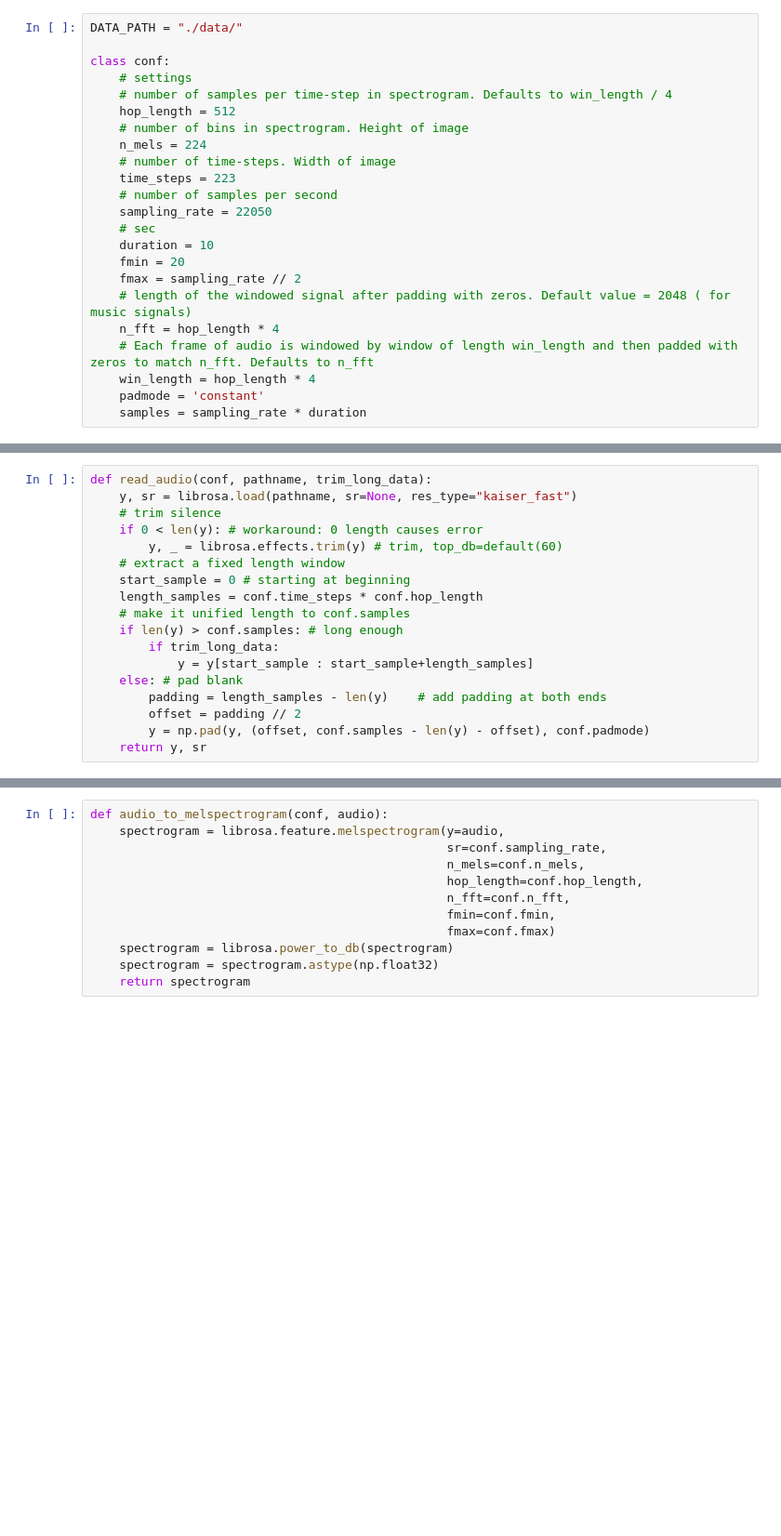
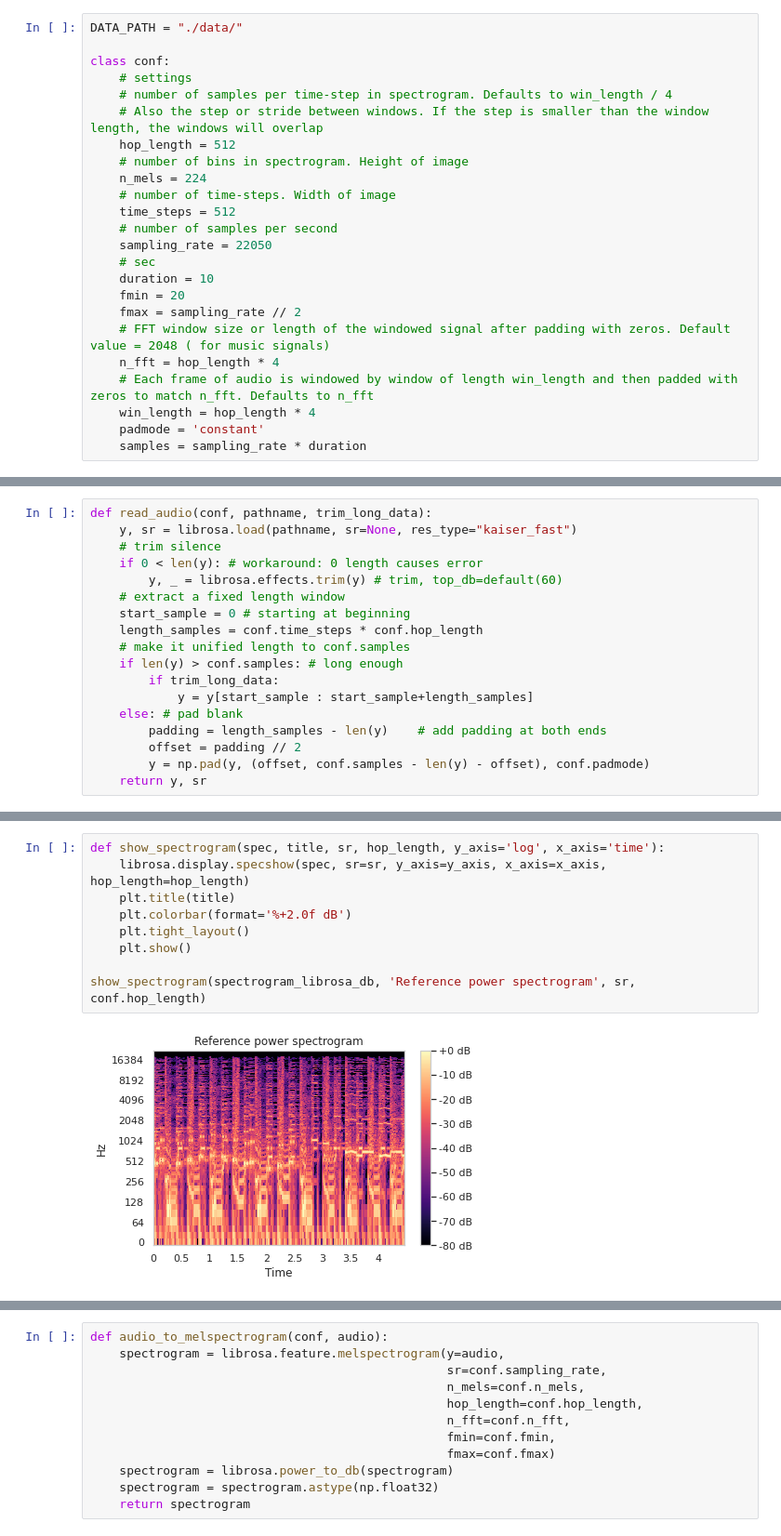
Before and after one commit to bk-anupam/KaggleChallenges, a Jupyter notebook: AUDIO/MusicClassification/data_preprocessing.ipynb, the cells around one changed output, grey strips where cells are left out. Shown at 93% size. Cells and saved outputs as stored; diff of their text form; blank space fills up the shorter version.

```diff
--- a/AUDIO/MusicClassification/data_preprocessing.ipynb
+++ b/AUDIO/MusicClassification/data_preprocessing.ipynb
@@ -14,18 +14,19 @@ DATA_PATH = "./data/"
 class conf:
     # settings
     # number of samples per time-step in spectrogram. Defaults to win_length / 4
+    # Also the step or stride between windows. If the step is smaller than the window length, the windows will overlap
     hop_length = 512
     # number of bins in spectrogram. Height of image
     n_mels = 224
     # number of time-steps. Width of image
-    time_steps = 223
+    time_steps = 512
     # number of samples per second
     sampling_rate = 22050
     # sec
     duration = 10
     fmin = 20
     fmax = sampling_rate // 2
-    # length of the windowed signal after padding with zeros. Default value = 2048 ( for music signals)
+    # FFT window size or length of the windowed signal after padding with zeros. Default value = 2048 ( for music signals)
     n_fft = hop_length * 4
     # Each frame of audio is windowed by window of length win_length and then padded with zeros to match n_fft. Defaults to n_fft
     win_length = hop_length * 4
@@ -115,0 +200,11 @@ def read_audio(conf, pathname, trim_long_data):
+# %%
+def show_spectrogram(spec, title, sr, hop_length, y_axis='log', x_axis='time'):
+    librosa.display.specshow(spec, sr=sr, y_axis=y_axis, x_axis=x_axis, hop_length=hop_length)
+    plt.title(title)
+    plt.colorbar(format='%+2.0f dB')
+    plt.tight_layout()
+    plt.show()
+
+show_spectrogram(spectrogram_librosa_db, 'Reference power spectrogram', sr, conf.hop_length)
+# %% [output]
+[figure, added]
```
Also changed, not shown: parts of 11 cells of this notebook.
